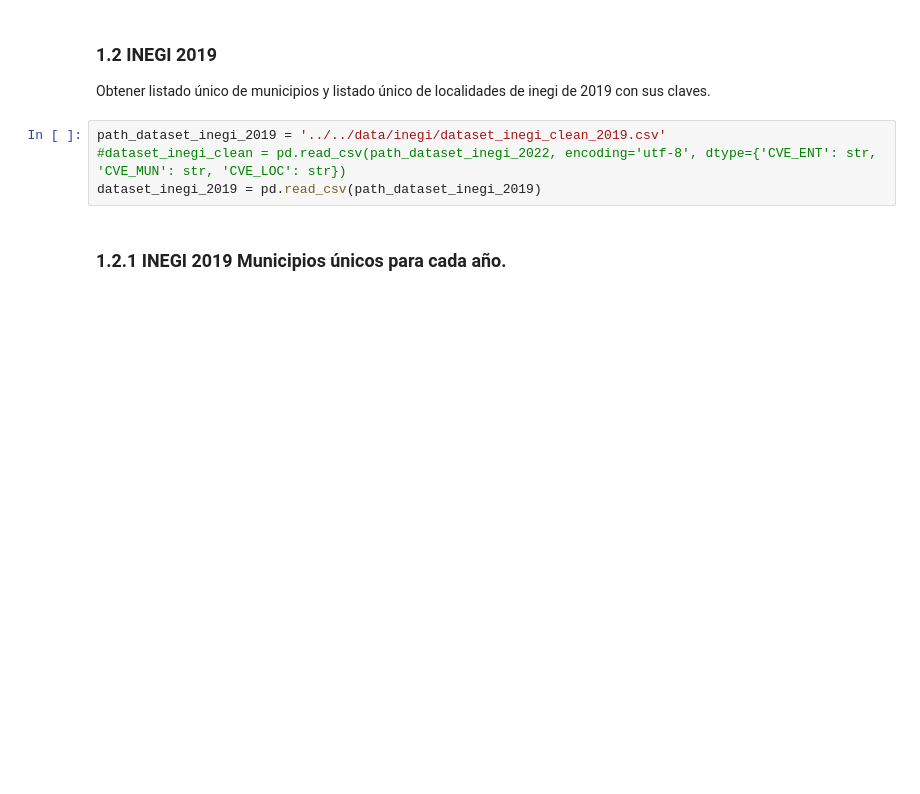
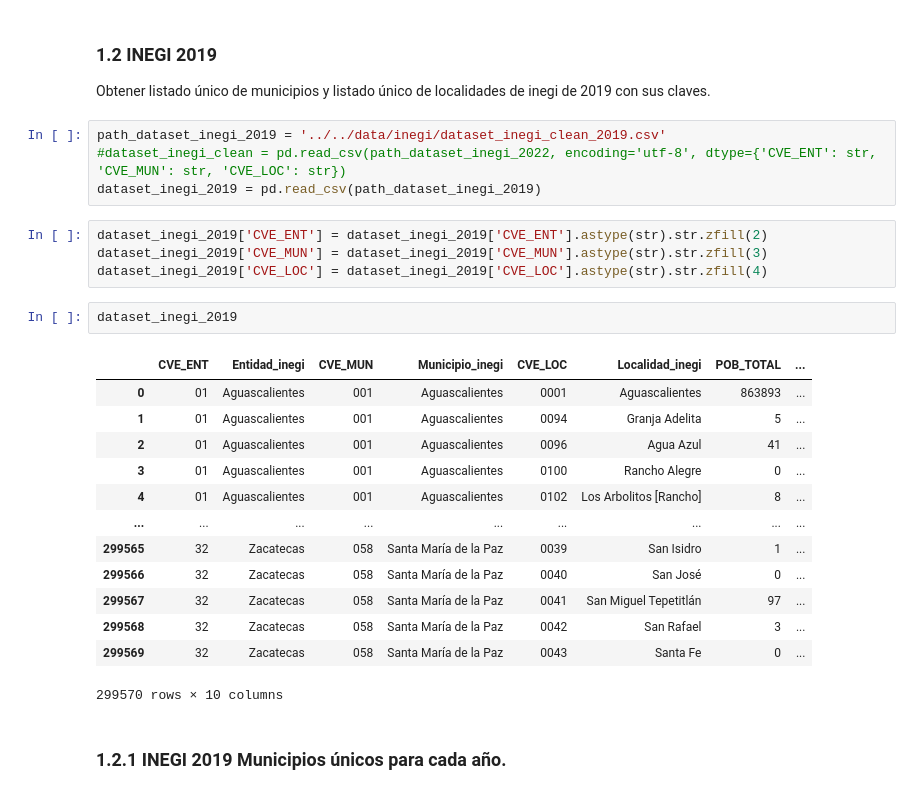
Before and after one commit to DGRIA/SESNA-Fertilizantes, a Jupyter notebook: src/Notebooks/2.3.1 Benef2019_Cleaning_and_merged.ipynb, the cells around one changed output. Cells and saved outputs as stored; diff of their text form; blank space fills up the shorter version.

```diff
--- a/src/Notebooks/2.3.1 Benef2019_Cleaning_and_merged.ipynb
+++ b/src/Notebooks/2.3.1 Benef2019_Cleaning_and_merged.ipynb
@@ -91,6 +91,26 @@ Obtener listado único de municipios y listado único de localidades de inegi de
 path_dataset_inegi_2019 = '../../data/inegi/dataset_inegi_clean_2019.csv'
 #dataset_inegi_clean = pd.read_csv(path_dataset_inegi_2022, encoding='utf-8', dtype={'CVE_ENT': str, 'CVE_MUN': str, 'CVE_LOC': str})
 dataset_inegi_2019 = pd.read_csv(path_dataset_inegi_2019)
+# %%
+dataset_inegi_2019['CVE_ENT'] = dataset_inegi_2019['CVE_ENT'].astype(str).str.zfill(2)
+dataset_inegi_2019['CVE_MUN'] = dataset_inegi_2019['CVE_MUN'].astype(str).str.zfill(3)
+dataset_inegi_2019['CVE_LOC'] = dataset_inegi_2019['CVE_LOC'].astype(str).str.zfill(4)
+# %%
+dataset_inegi_2019
+# %% [output]
+|  | CVE_ENT | Entidad_inegi | CVE_MUN | Municipio_inegi | CVE_LOC | Localidad_inegi | POB_TOTAL | ... |
+| 0 | 01 | Aguascalientes | 001 | Aguascalientes | 0001 | Aguascalientes | 863893 | ... |
+| 1 | 01 | Aguascalientes | 001 | Aguascalientes | 0094 | Granja Adelita | 5 | ... |
+| 2 | 01 | Aguascalientes | 001 | Aguascalientes | 0096 | Agua Azul | 41 | ... |
+| 3 | 01 | Aguascalientes | 001 | Aguascalientes | 0100 | Rancho Alegre | 0 | ... |
+| 4 | 01 | Aguascalientes | 001 | Aguascalientes | 0102 | Los Arbolitos [Rancho] | 8 | ... |
+| ... | ... | ... | ... | ... | ... | ... | ... | ... |
+| 299565 | 32 | Zacatecas | 058 | Santa María de la Paz | 0039 | San Isidro | 1 | ... |
+| 299566 | 32 | Zacatecas | 058 | Santa María de la Paz | 0040 | San José | 0 | ... |
+| 299567 | 32 | Zacatecas | 058 | Santa María de la Paz | 0041 | San Miguel Tepetitlán | 97 | ... |
+| 299568 | 32 | Zacatecas | 058 | Santa María de la Paz | 0042 | San Rafael | 3 | ... |
+| 299569 | 32 | Zacatecas | 058 | Santa María de la Paz | 0043 | Santa Fe | 0 | ... |
+299570 rows × 10 columns
 # %% [markdown]
 ### 1.2.1 INEGI 2019 Municipios únicos para cada año.
 # %%
```
Also changed, not shown: parts of 2 cells of this notebook, 4 other files.
